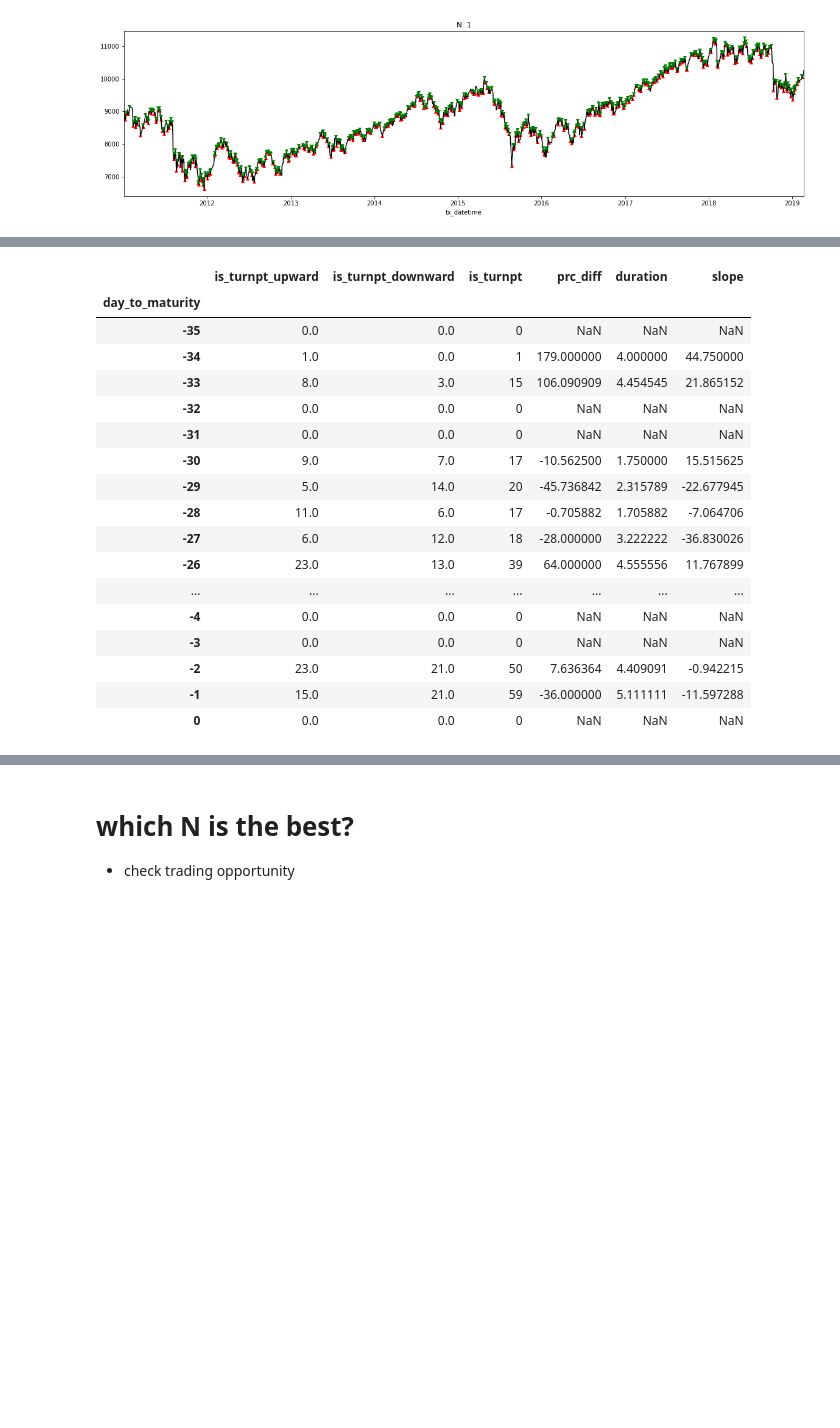
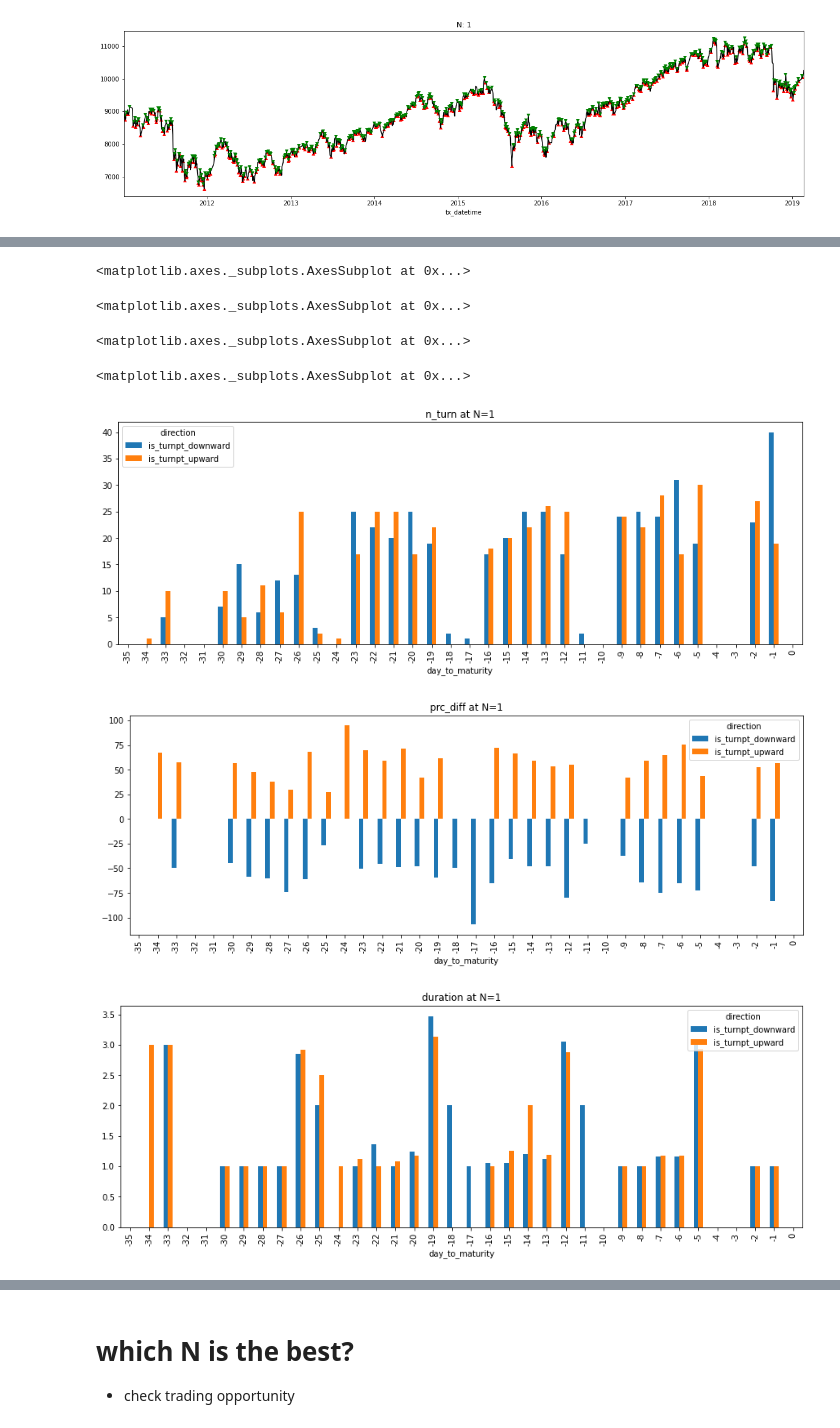
Before and after one commit to datasci-info/stock_path_tracker, a Jupyter notebook: turnpt_analysis.ipynb, the cells around one changed output, grey strips where cells are left out. Cells and saved outputs as stored; diff of their text form; code cells hidden in the pictures; blank space fills up the shorter version.

```diff
--- a/turnpt_analysis.ipynb
+++ b/turnpt_analysis.ipynb
@@ -270,29 +170,25 @@ df_turnpt_measures.groupby('day_to_maturity').is_turnpt.sum().to_frame('freq_tur
-# %%
-df_analysis = df_turnpt_measures.groupby('day_to_maturity').agg({
-    'is_turnpt_upward': sum,
-    'is_turnpt_downward': sum,
-    'is_turnpt': lambda x: x.abs().sum(),
-    'prc_diff': 'mean',
-    'duration': 'mean',
-    'slope': 'mean'
-})
-df_analysis
-# %% [output]
-|  | is_turnpt_upward | is_turnpt_downward | is_turnpt | prc_diff | duration | slope |
-| day_to_maturity |  |  |  |  |  |  |
-| -35 | 0.0 | 0.0 | 0 | NaN | NaN | NaN |
-| -34 | 1.0 | 0.0 | 1 | 179.000000 | 4.000000 | 44.750000 |
-| -33 | 8.0 | 3.0 | 15 | 106.090909 | 4.454545 | 21.865152 |
-| -32 | 0.0 | 0.0 | 0 | NaN | NaN | NaN |
-| -31 | 0.0 | 0.0 | 0 | NaN | NaN | NaN |
-| -30 | 9.0 | 7.0 | 17 | -10.562500 | 1.750000 | 15.515625 |
-| -29 | 5.0 | 14.0 | 20 | -45.736842 | 2.315789 | -22.677945 |
-| -28 | 11.0 | 6.0 | 17 | -0.705882 | 1.705882 | -7.064706 |
-| -27 | 6.0 | 12.0 | 18 | -28.000000 | 3.222222 | -36.830026 |
-| -26 | 23.0 | 13.0 | 39 | 64.000000 | 4.555556 | 11.767899 |
-| ... | ... | ... | ... | ... | ... | ... |
-| -4 | 0.0 | 0.0 | 0 | NaN | NaN | NaN |
-| -3 | 0.0 | 0.0 | 0 | NaN | NaN | NaN |
-| -2 | 23.0 | 21.0 | 50 | 7.636364 | 4.409091 | -0.942215 |
-| -1 | 15.0 | 21.0 | 59 | -36.000000 | 5.111111 | -11.597288 |
-| 0 | 0.0 | 0.0 | 0 | NaN | NaN | NaN |
+# %%
+def analysis(df):
+    df = df.query('turn == 1').copy()
+    df_res = pd.DataFrame(index=[0])
+    df_res['n_turn'] = df.shape[0]
+    df_res['prc_diff'] = df.prc_diff.mean()
+    df_res['duration'] = df.duration.mean()
+    df_res['slope'] = df.slope.mean()
+    return df_res
+df_analysis = pd.melt(df_turnpt_measures, id_vars=[col for col in df_turnpt_measures.columns if col not in ['is_turnpt_upward', 'is_turnpt_downward']], var_name = 'direction', value_name='turn')
+idx_columns = ['N', 'direction', 'day_to_maturity']
+df_summary = df_analysis.groupby(idx_columns).apply(analysis).reset_index(idx_columns)
+# %%
+for col in df_summary.columns:
+    if col in idx_columns:
+        continue
+    df_summary.set_index(['direction', 'day_to_maturity'])[col].unstack('direction').plot.bar(figsize=(15, 5), title=f'{col} at N={N}')
+# %% [output]
+<matplotlib.axes._subplots.AxesSubplot at 0x...>
+<matplotlib.axes._subplots.AxesSubplot at 0x...>
+<matplotlib.axes._subplots.AxesSubplot at 0x...>
+<matplotlib.axes._subplots.AxesSubplot at 0x...>
+[figure, added]
+[figure, added]
+[figure, added]
```
Also changed, not shown: parts of 15 cells of this notebook, 1 other file.
